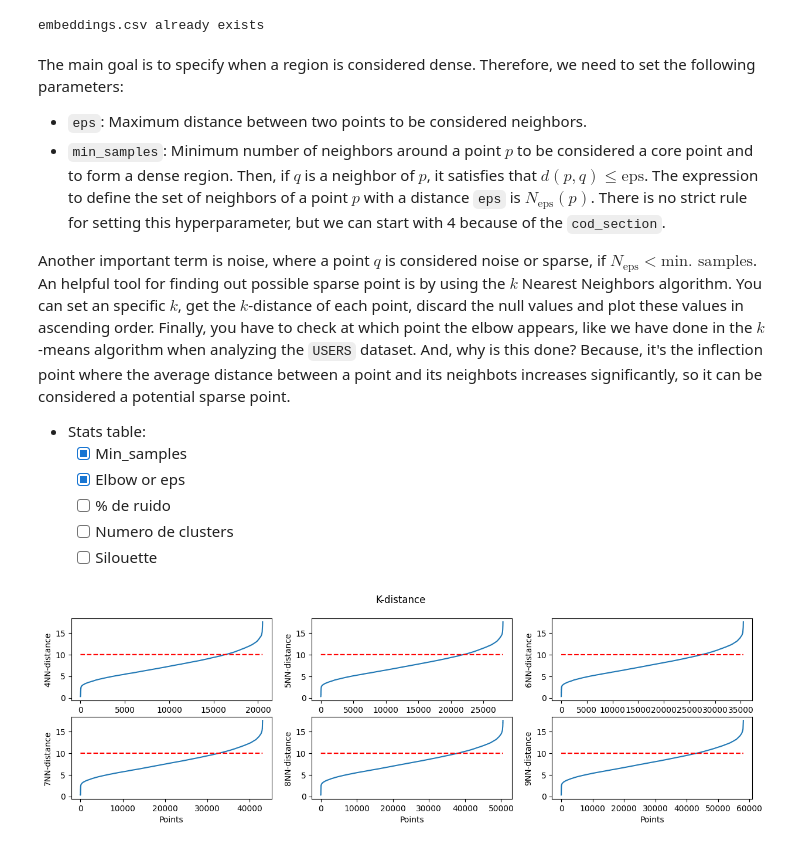
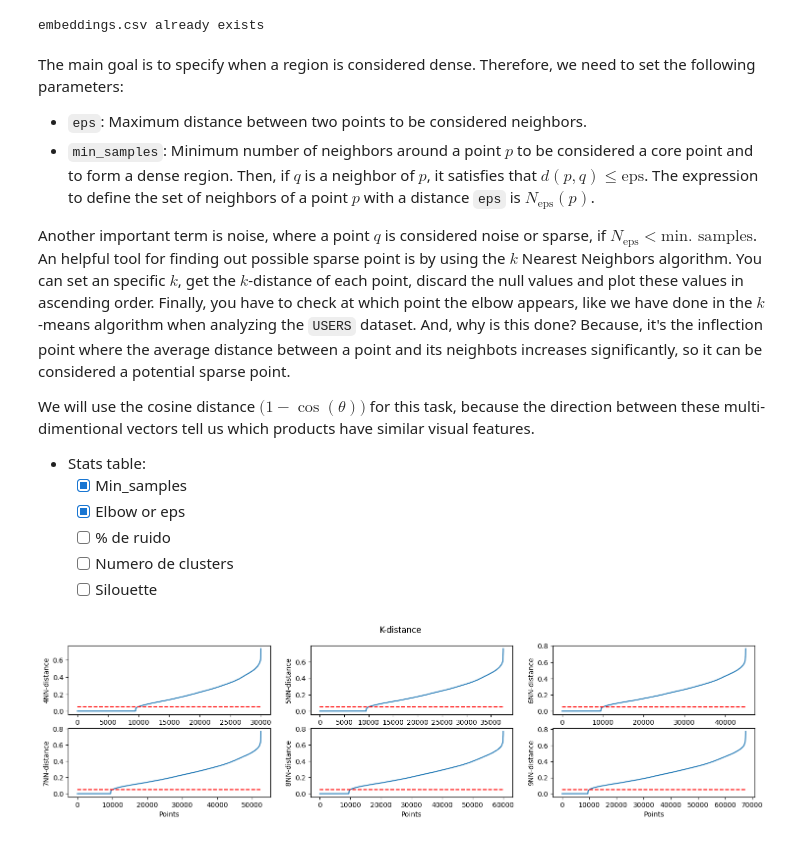
Before and after one commit to CarlosFOL/Recommender_System, a Jupyter notebook: notebooks/expl_analysis.ipynb, the cells around one changed output. Saved outputs shown, nothing was run; the diff lists cells and outputs as text; code cells hidden in the pictures.

Commit message:
Get hyperparameteres for dbscan

```diff
--- a/notebooks/expl_analysis.ipynb
+++ b/notebooks/expl_analysis.ipynb
@@ -363,9 +291,11 @@ products_sample = df_embeddings.iloc[np.random.choice(n + 1, round(n * 0.2)), :]
 The main goal is to specify when a region is considered dense. Therefore, we need to set the following parameters:
 
 * `eps`: Maximum distance between two points to be considered neighbors.
-* `min_samples`: Minimum number of neighbors around a point $p$ to be considered a core point and to form a dense region. Then, if $q$ is a neighbor of $p$, it satisfies that $d(p, q) \leq \text{eps}$. The expression to define the set of neighbors of a point $p$ with a distance `eps` is $N_{\text{eps}}(p)$. There is no strict rule for setting this hyperparameter, but we can start with 4 because of the `cod_section`.
+* `min_samples`: Minimum number of neighbors around a point $p$ to be considered a core point and to form a dense region. Then, if $q$ is a neighbor of $p$, it satisfies that $d(p, q) \leq \text{eps}$. The expression to define the set of neighbors of a point $p$ with a distance `eps` is $N_{\text{eps}}(p)$.
 
 Another important term is noise, where a point $q$ is considered noise or sparse, if $N_{\text{eps}} < \text{min. samples}$. An helpful tool for finding out possible sparse point is by using the $k$ Nearest Neighbors algorithm. You can set an specific $k$, get the $k$-distance of each point, discard the null values and plot these values in ascending order. Finally, you have to check at which point the elbow appears, like we have done in the $k$-means algorithm when analyzing the `USERS` dataset. And, why is this done? Because, it's the inflection point where the average distance between a point and its neighbots increases significantly, so it can be considered a potential sparse point.
+
+We will use the cosine distance $\Big(1 - \cos(\theta)\Big)$ for this task, because the direction between these multi-dimentional vectors tell us which products have similar visual features.
 
 * Stats table:
   - [x] Min_samples
@@ -375,6 +305,6 @@ Another important term is noise, where a point $q$ is considered noise or sparse
   - [ ] Silouette
 # %%
 dbscan = DBSCAN_Analysis(sample=products_sample, k_min=4)
-dbscan.suitable_eps_search(elbow=10)
+dbscan.suitable_eps_search(elbow = 0.05)
 # %% [output]
-[figure, old version]
+[figure, new version]
```
Also changed, not shown: parts of 20 cells of this notebook, 1 other file.
